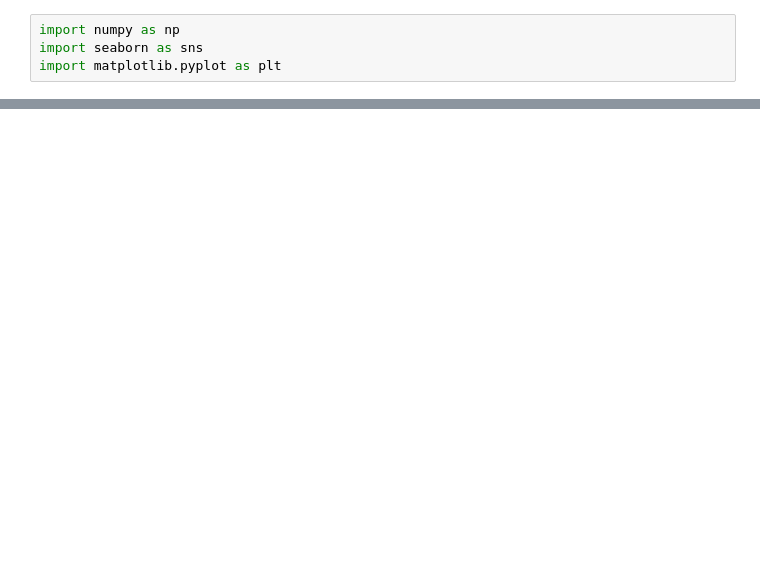
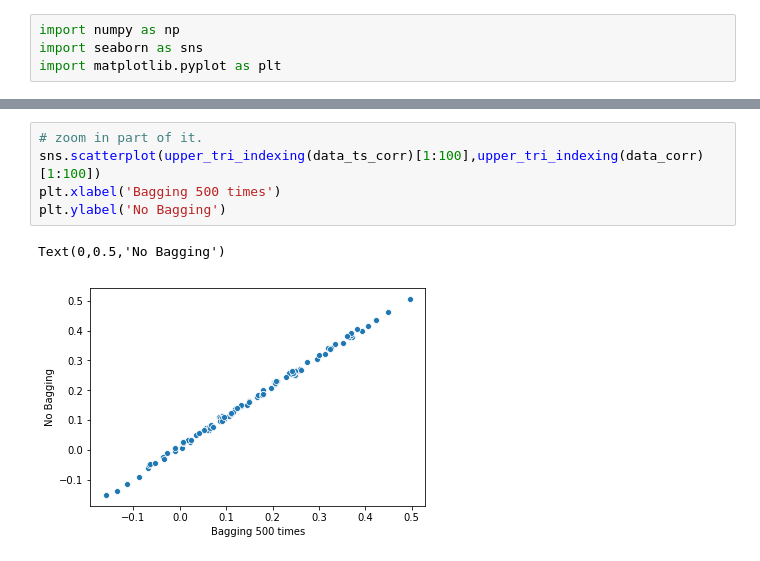
Before and after one commit to hahaai/Bagging_Prediction, a Jupyter notebook: Bagging_data/testing_Corr_Matrix/Bagging_CorrMatrix_test.ipynb, the cells around one changed output, grey strips where cells are left out. Drawn from its saved outputs; the diff is of its cells as text; blank space fills up the shorter version.

```diff
--- a/Bagging_data/testing_Corr_Matrix/Bagging_CorrMatrix_test.ipynb
+++ b/Bagging_data/testing_Corr_Matrix/Bagging_CorrMatrix_test.ipynb
@@ -105,0 +205,8 @@ print(np.mean(data_corr))
+# %%
+# zoom in part of it.
+sns.scatterplot(upper_tri_indexing(data_ts_corr)[1:100],upper_tri_indexing(data_corr)[1:100])
+plt.xlabel('Bagging 500 times')
+plt.ylabel('No Bagging')
+# %% [output]
+Text(0,0.5,'No Bagging')
+[figure, added]
```
Also changed, not shown: parts of 23 cells of this notebook.
